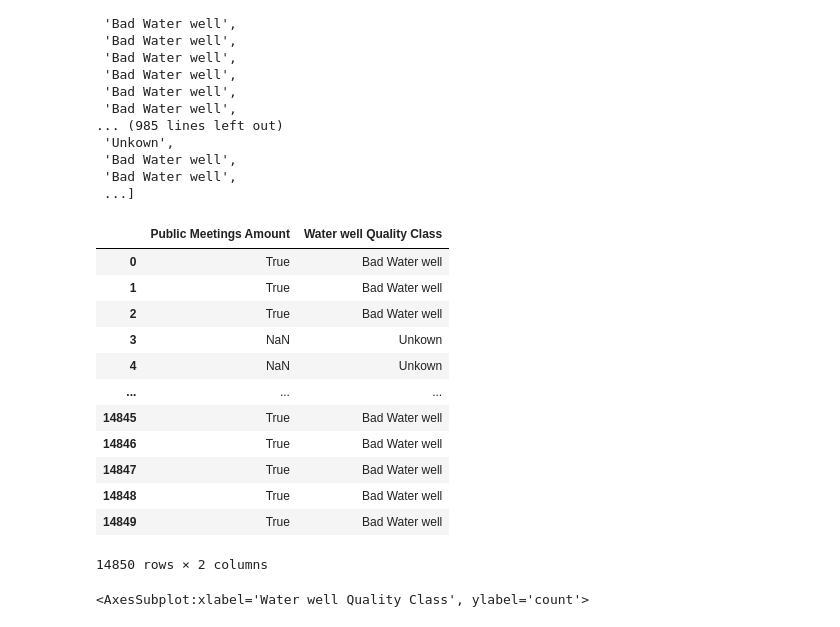
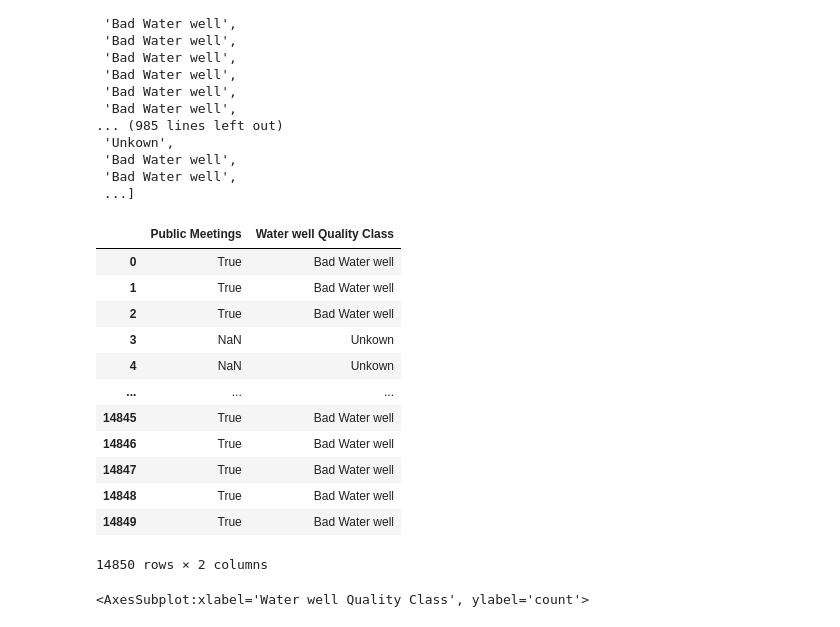
Before and after one commit to ruth-maker/file, a Jupyter notebook: Tanzanian.ipynb, the cells around one changed output. Saved outputs shown, nothing was run; the diff lists cells and outputs as text; code cells hidden in the pictures.

```diff
--- a/Tanzanian.ipynb
+++ b/Tanzanian.ipynb
@@ -2292,10 +2304,10 @@ qualification16
  'Bad Water well',
  ...]
 # %%
-df17 = pd.DataFrame({'Public Meetings Amount':public_meetings,'Water well Quality Class':qualification16})
+df17 = pd.DataFrame({'Public Meetings':public_meetings,'Water well Quality Class':qualification16})
 df17
 # %% [output]
-|  | Public Meetings Amount | Water well Quality Class |
+|  | Public Meetings | Water well Quality Class |
 | 0 | True | Bad Water well |
 | 1 | True | Bad Water well |
 | 2 | True | Bad Water well |
```
Also changed, not shown: parts of 104 cells of this notebook.
